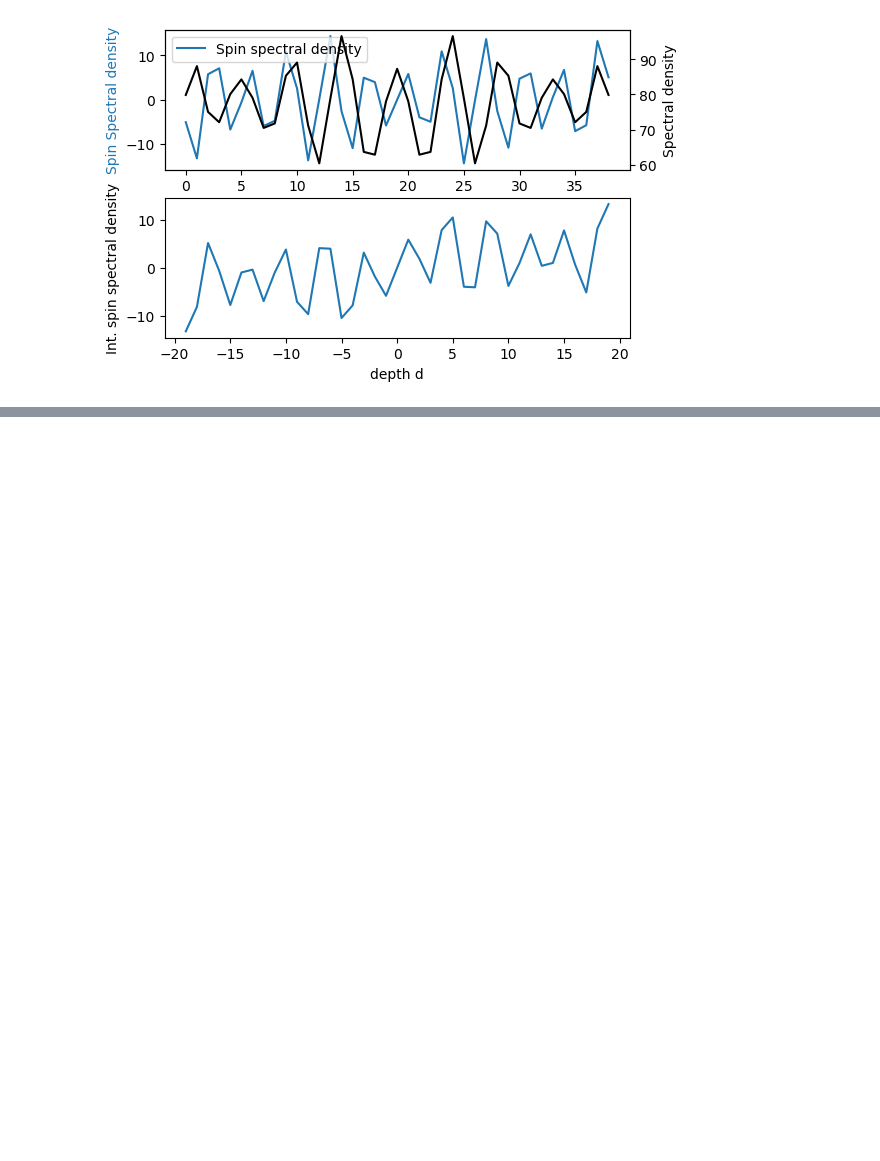
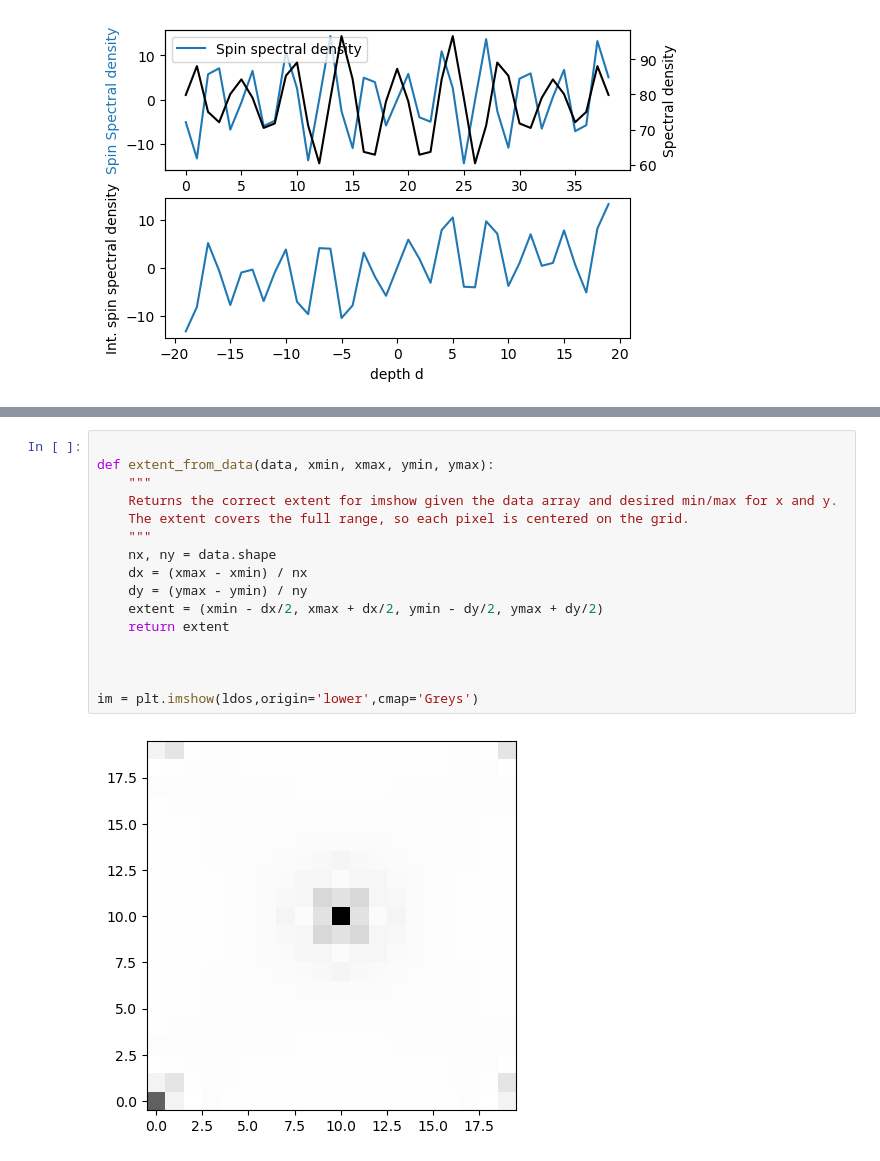
Before and after one commit to dpreuo/alter_surf, a Jupyter notebook: MF_surface_DLKK.ipynb, the cells around one changed output, grey strips where cells are left out. Drawn from its saved outputs; the diff is of its cells as text; blank space fills up the shorter version.

```diff
--- a/MF_surface_DLKK.ipynb
+++ b/MF_surface_DLKK.ipynb
@@ -484,0 +592,18 @@ ys.shape
+# %%
+
+def extent_from_data(data, xmin, xmax, ymin, ymax):
+    """
+    Returns the correct extent for imshow given the data array and desired min/max for x and y.
+    The extent covers the full range, so each pixel is centered on the grid.
+    """
+    nx, ny = data.shape
+    dx = (xmax - xmin) / nx
+    dy = (ymax - ymin) / ny
+    extent = (xmin - dx/2, xmax + dx/2, ymin - dy/2, ymax + dy/2)
+    return extent
+
+
+
+im = plt.imshow(ldos,origin='lower',cmap='Greys')
+# %% [output]
+[figure, added]
```
Also changed, not shown: parts of 26 cells of this notebook, 2 other files.
